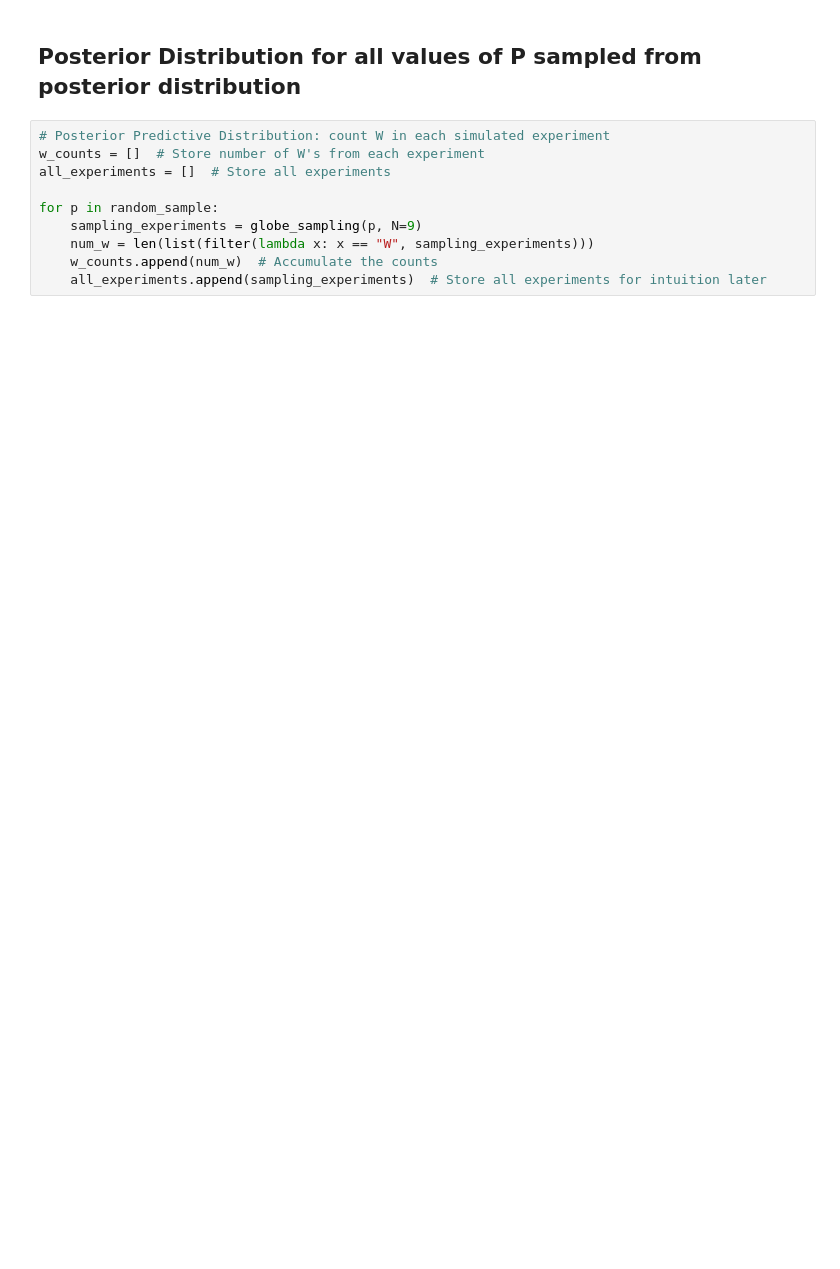
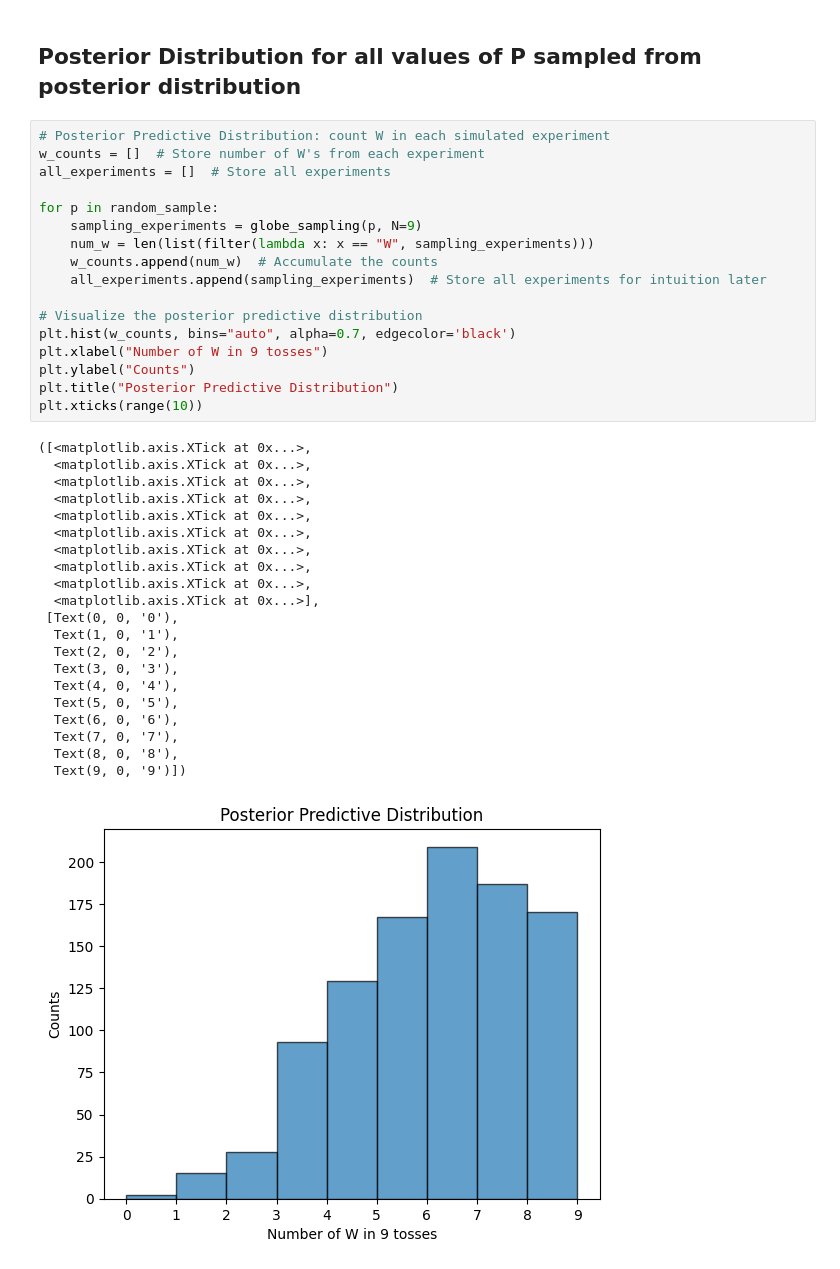
Before and after one commit to statistactics/stats-redo, a Jupyter notebook: Practice Exercises/Ex1_Garden of Forks.ipynb, the cells around one changed output. Cells and saved outputs as stored; diff of their text form; blank space fills up the shorter version.

```diff
--- a/Practice Exercises/Ex1_Garden of Forks.ipynb
+++ b/Practice Exercises/Ex1_Garden of Forks.ipynb
@@ -298,10 +301,39 @@ plt.xticks(range(10))
 # %%
 # Posterior Predictive Distribution: count W in each simulated experiment
 w_counts = []  # Store number of W's from each experiment
 all_experiments = []  # Store all experiments
 
 for p in random_sample:
     sampling_experiments = globe_sampling(p, N=9)
     num_w = len(list(filter(lambda x: x == "W", sampling_experiments)))
     w_counts.append(num_w)  # Accumulate the counts
     all_experiments.append(sampling_experiments)  # Store all experiments for intuition later
+
+# Visualize the posterior predictive distribution
+plt.hist(w_counts, bins="auto", alpha=0.7, edgecolor='black')
+plt.xlabel("Number of W in 9 tosses")
+plt.ylabel("Counts")
+plt.title("Posterior Predictive Distribution")
+plt.xticks(range(10))
+# %% [output]
+([<matplotlib.axis.XTick at 0x...>,
+  <matplotlib.axis.XTick at 0x...>,
+  <matplotlib.axis.XTick at 0x...>,
+  <matplotlib.axis.XTick at 0x...>,
+  <matplotlib.axis.XTick at 0x...>,
+  <matplotlib.axis.XTick at 0x...>,
+  <matplotlib.axis.XTick at 0x...>,
+  <matplotlib.axis.XTick at 0x...>,
+  <matplotlib.axis.XTick at 0x...>,
+  <matplotlib.axis.XTick at 0x...>],
+ [Text(0, 0, '0'),
+  Text(1, 0, '1'),
+  Text(2, 0, '2'),
+  Text(3, 0, '3'),
+  Text(4, 0, '4'),
+  Text(5, 0, '5'),
+  Text(6, 0, '6'),
+  Text(7, 0, '7'),
+  Text(8, 0, '8'),
+  Text(9, 0, '9')])
+[figure, added]
```
Also changed, not shown: parts of 14 cells of this notebook, 1 other file.
